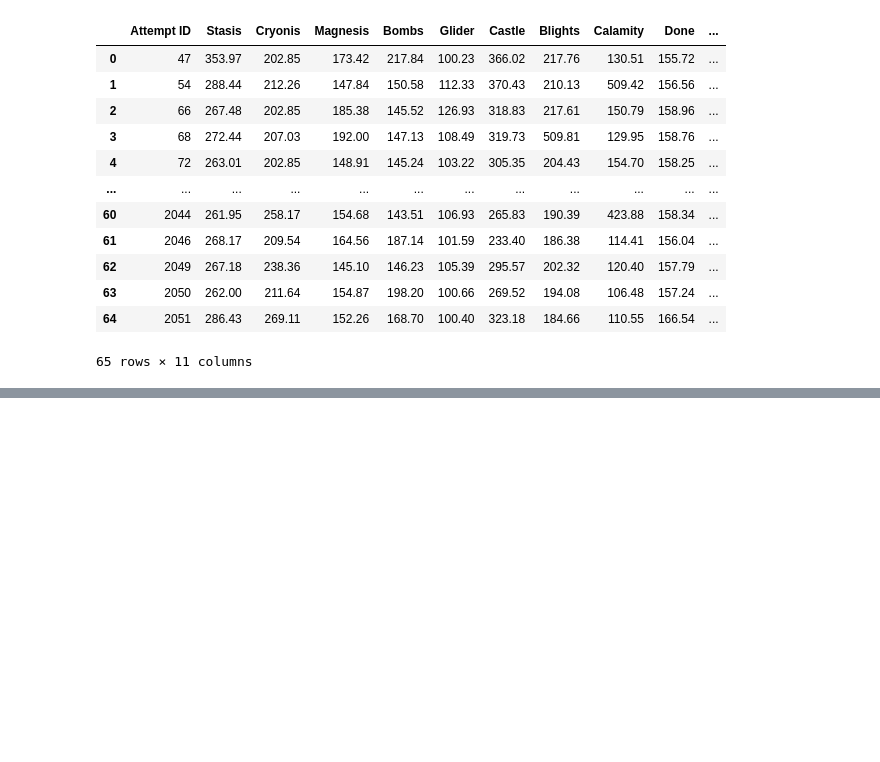
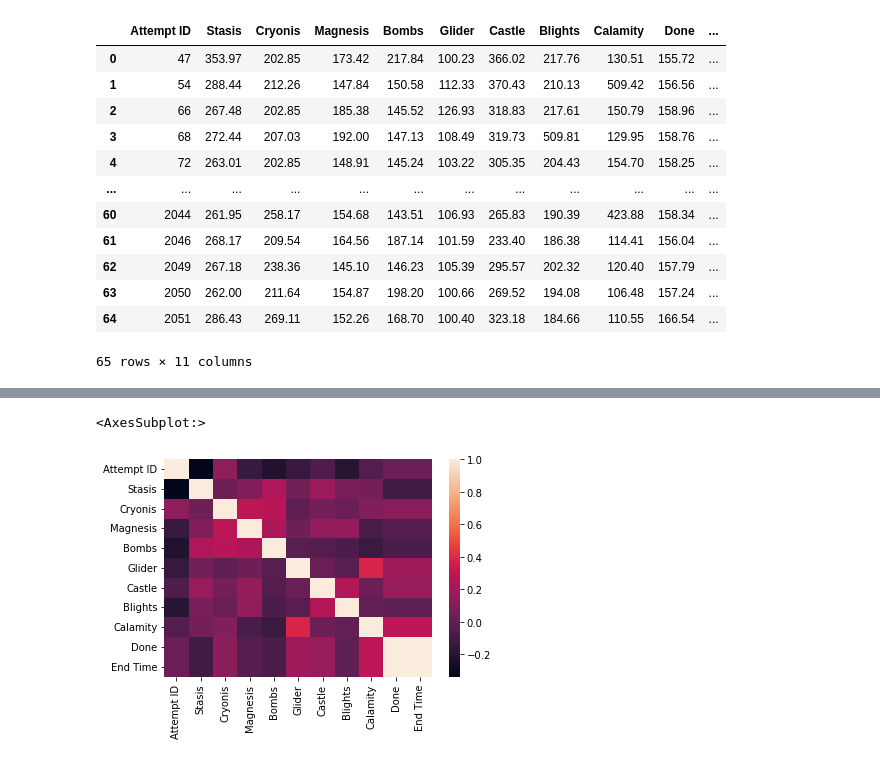
Before and after one commit to SlyZorua/botw-livesplit-attempt-analysis, a Jupyter notebook: data-science.ipynb, the cells around one changed output, grey strips where cells are left out. Saved outputs shown, nothing was run; the diff lists cells and outputs as text; code cells hidden in the pictures; blank space fills up the shorter version.

```diff
--- a/data-science.ipynb
+++ b/data-science.ipynb
@@ -249,3 +251,21 @@ df_segment_history_wNaN
+# %%
+#df_segment_history_wNaN_transposed = df_segment_history_wNaN.transpose()
+
+type(df_segment_history_wNaN.loc[0, :])
+
+def sum_exc_nan(row : pd.core.series.Series):
+    res = 0
+    for item in row:
+        if type(item) != float:
+            return np.NaN
+        else:
+            result =+ item
+
+    return item
+
+df_segment_history_wNaN["End Time"] = df_segment_history_wNaN.apply(sum_exc_nan, axis=1)
+
+df_segment_history_wNaN
 # %%
 # Create a dataframe without NaN values
 df_segment_history_woNaN = df_segment_history.dropna().reset_index().drop(columns=["index"])
@@ -288,0 +323,5 @@ df_segment_history_woNaN
+# %%
+sns.heatmap(df_segment_history_wNaN.corr())
+# %% [output]
+<AxesSubplot:>
+[figure, added]
```
Also changed, not shown: parts of 10 cells of this notebook.
